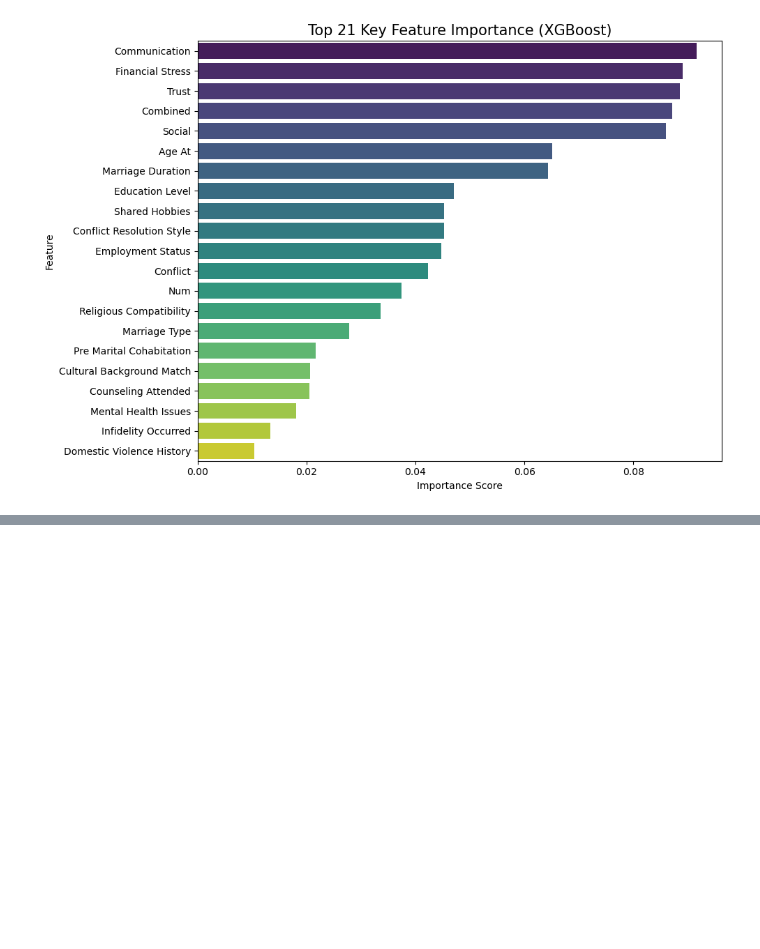
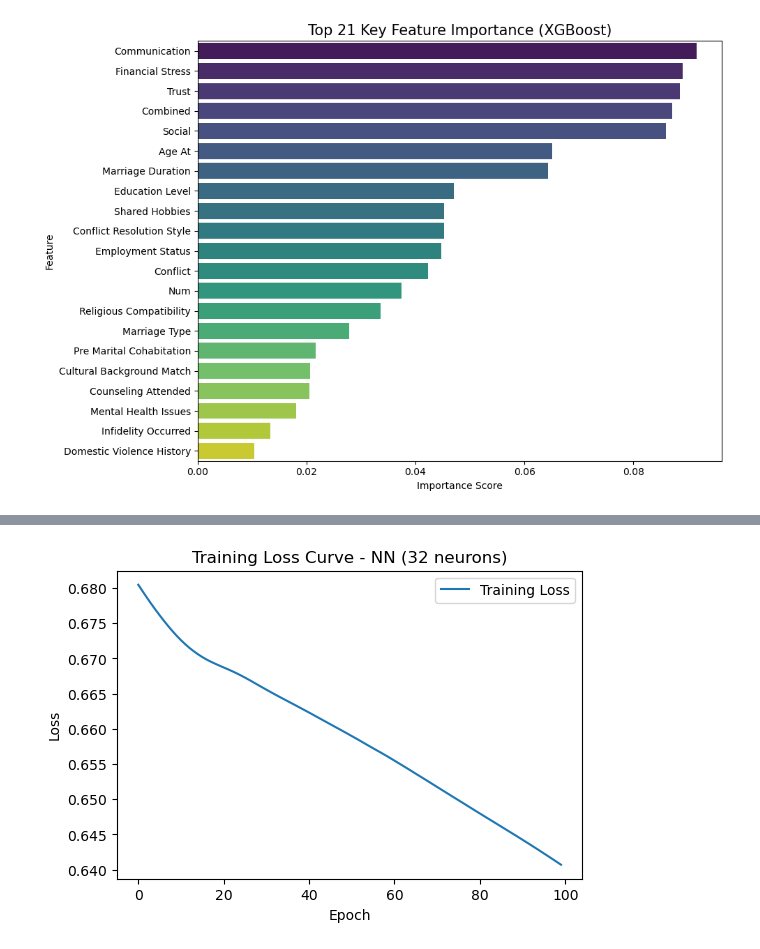
Before and after one commit to Kabir26-star/Module-6-, a Jupyter notebook: Module 6 Kabir(1).ipynb, the cells around one changed output, grey strips where cells are left out. Drawn from its saved outputs; the diff is of its cells as text; code cells hidden in the pictures; blank space fills up the shorter version.

```diff
--- a/Module 6 Kabir(1).ipynb
+++ b/Module 6 Kabir(1).ipynb
@@ -609,0 +623,35 @@ Passing `palette` without assigning `hue` is deprecated and will be removed in v
+# %%
+#deep learning model1
+input_size = X_train.shape[1]
+
+model_32 = nn.Sequential(
+    nn.Linear(input_size, 32),
+    nn.ReLU(),
+    nn.Linear(32, 16),
+    nn.ReLU(),
+    nn.Linear(16, 1),
+    nn.Sigmoid()
+)
+# %%
+#Loss and Optimization
+criterion = nn.BCELoss()
+optimizer = optim.Adam(model_32.parameters(), lr=0.001)
+# %%
+# Training loop
+train_losses = []
+epochs = 100
+
+for epoch in range(epochs):
+    model_32.train()
+    optimizer.zero_grad()
+
+    outputs = model_32(X_train)
+    loss = criterion(outputs, y_train)
+
+    loss.backward()
+    optimizer.step()
+
+    train_losses.append(loss.item())
+
+    if (epoch+1) % 10 == 0:
+        print(f'Epoch [{epoch+1}/{epochs}], Loss: {loss.item():.4f}')
@@ -609,0 +669,12 @@ Passing `palette` without assigning `hue` is deprecated and will be removed in v
+# %%
+#Loss curve
+plt.figure(figsize=(6, 4))
+plt.plot(train_losses, label='Training Loss')
+
+plt.title('Training Loss Curve - NN (32 neurons)')
+plt.xlabel('Epoch')
+plt.ylabel('Loss')
+plt.legend()
+plt.show()
+# %% [output]
+[figure, added]
```
Also changed, not shown: parts of 26 cells of this notebook.
